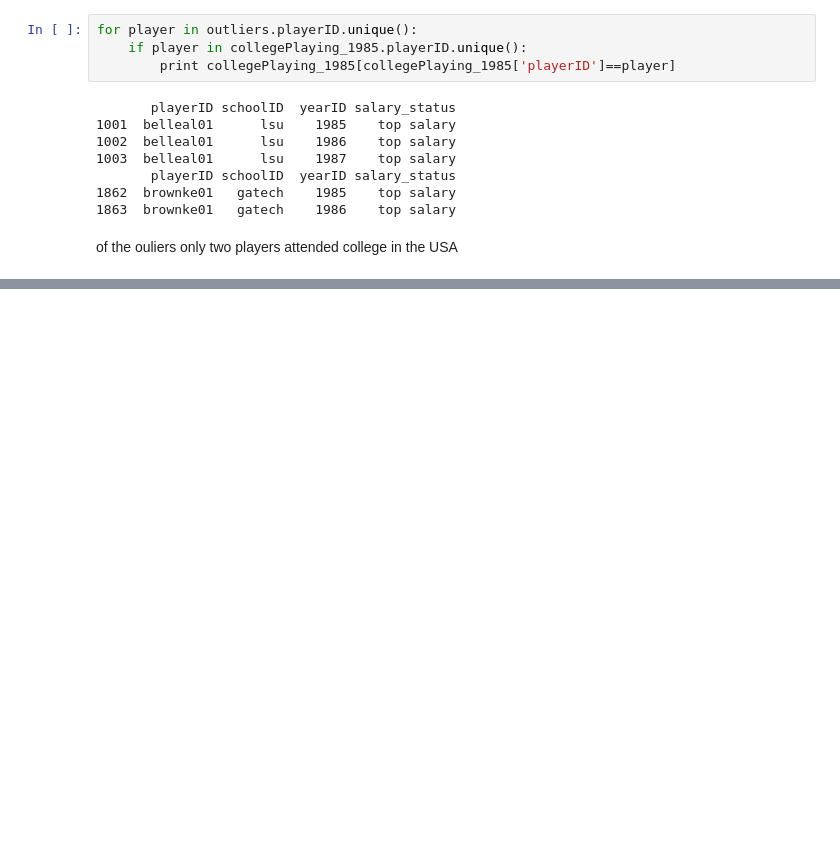
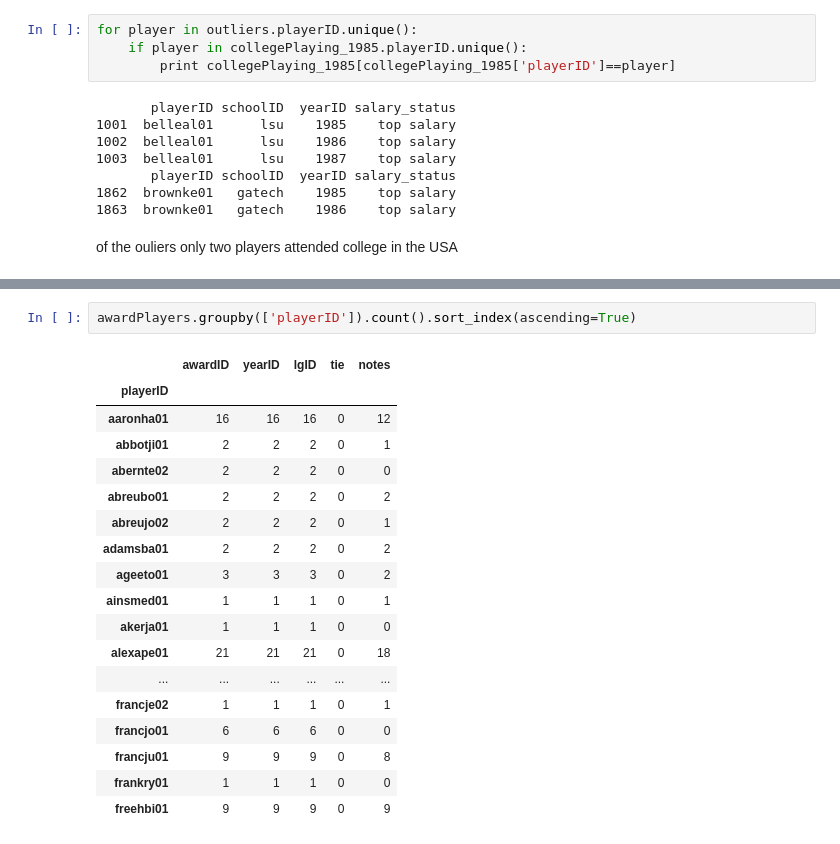
Before and after one commit to bcg0006/udc, a Jupyter notebook: baseball_data_analysis.ipynb, the cells around one changed output, grey strips where cells are left out. Cells and saved outputs as stored; diff of their text form; blank space fills up the shorter version.

```diff
--- a/baseball_data_analysis.ipynb
+++ b/baseball_data_analysis.ipynb
@@ -621,0 +813,21 @@ of the ouliers only two players attended college in the USA
+# %%
+awardPlayers.groupby(['playerID']).count().sort_index(ascending=True)
+# %% [output]
+|  | awardID | yearID | lgID | tie | notes |
+| playerID |  |  |  |  |  |
+| aaronha01 | 16 | 16 | 16 | 0 | 12 |
+| abbotji01 | 2 | 2 | 2 | 0 | 1 |
+| abernte02 | 2 | 2 | 2 | 0 | 0 |
+| abreubo01 | 2 | 2 | 2 | 0 | 2 |
+| abreujo02 | 2 | 2 | 2 | 0 | 1 |
+| adamsba01 | 2 | 2 | 2 | 0 | 2 |
+| ageeto01 | 3 | 3 | 3 | 0 | 2 |
+| ainsmed01 | 1 | 1 | 1 | 0 | 1 |
+| akerja01 | 1 | 1 | 1 | 0 | 0 |
+| alexape01 | 21 | 21 | 21 | 0 | 18 |
+| ... | ... | ... | ... | ... | ... |
+| francje02 | 1 | 1 | 1 | 0 | 1 |
+| francjo01 | 6 | 6 | 6 | 0 | 0 |
+| francju01 | 9 | 9 | 9 | 0 | 8 |
+| frankry01 | 1 | 1 | 1 | 0 | 0 |
+| freehbi01 | 9 | 9 | 9 | 0 | 9 |
```
Also changed, not shown: parts of 30 cells of this notebook.
